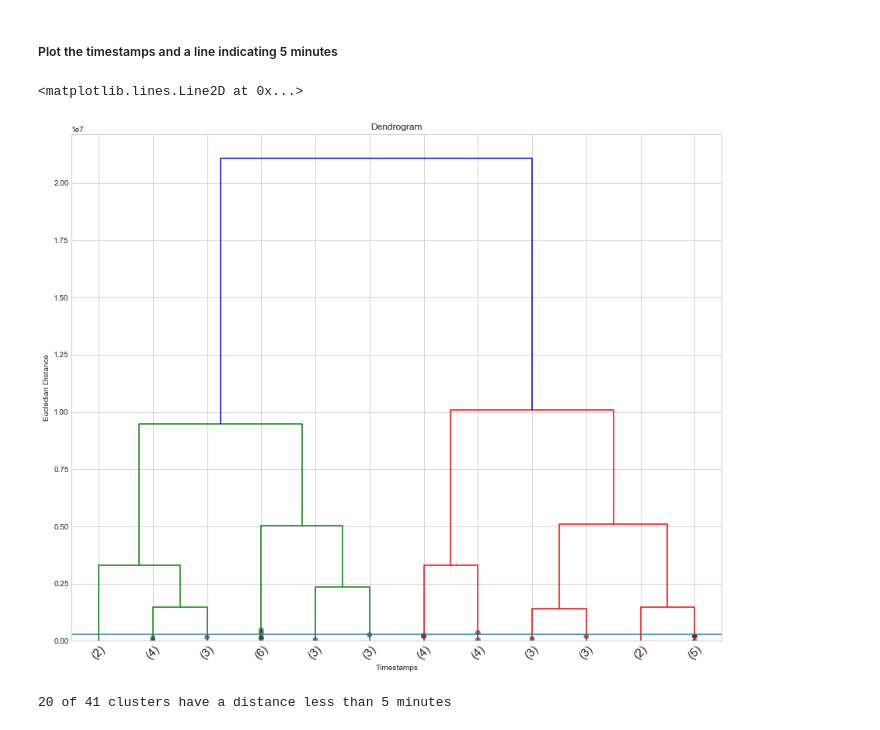
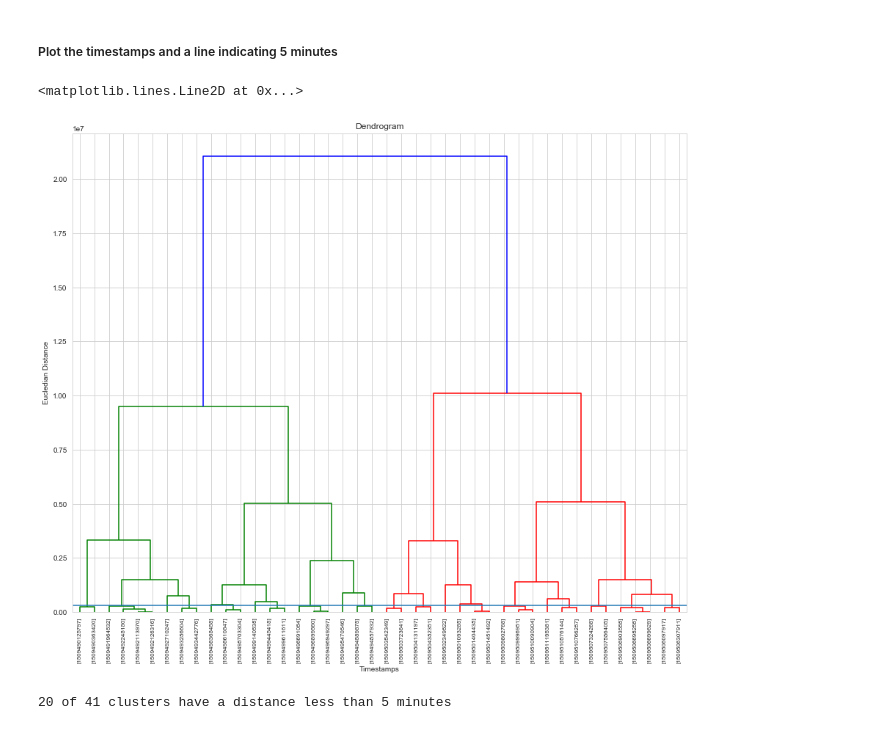
Before and after one commit to WyTho/MachineLearning, a Jupyter notebook: jupyter/hca - example.ipynb, the cells around one changed output. Saved outputs shown, nothing was run; the diff lists cells and outputs as text; code cells hidden in the pictures.

```diff
--- a/jupyter/hca - example.ipynb
+++ b/jupyter/hca - example.ipynb
@@ -65,26 +65,26 @@ array([[1509490125797],
 # %%
 from scipy.cluster.hierarchy import dendrogram, linkage
 
 Z = linkage(X, method='complete')
 
 gram = dendrogram(
     Z,
     labels=X,
-    truncate_mode='lastp',
-    p=12,
-    leaf_rotation=45.,
-    leaf_font_size=15.,
-    show_contracted=True
+    # truncate_mode='lastp',
+    # p=12,
+    # leaf_rotation=45.,
+    # leaf_font_size=15.,
+    # show_contracted=True
 )
 plt.title('Dendrogram')
 plt.xlabel('Timestamps')
 plt.ylabel('Eucledian Distance')
 
 # This line represents a distance of 5 minutes
 plt.axhline(y=300000)
 # %% [output]
 <matplotlib.lines.Line2D at 0x...>
-[figure, old version]
+[figure, new version]
 # %%
 five_minutes = 300000
 
```
Also changed, not shown: 5 other files.
